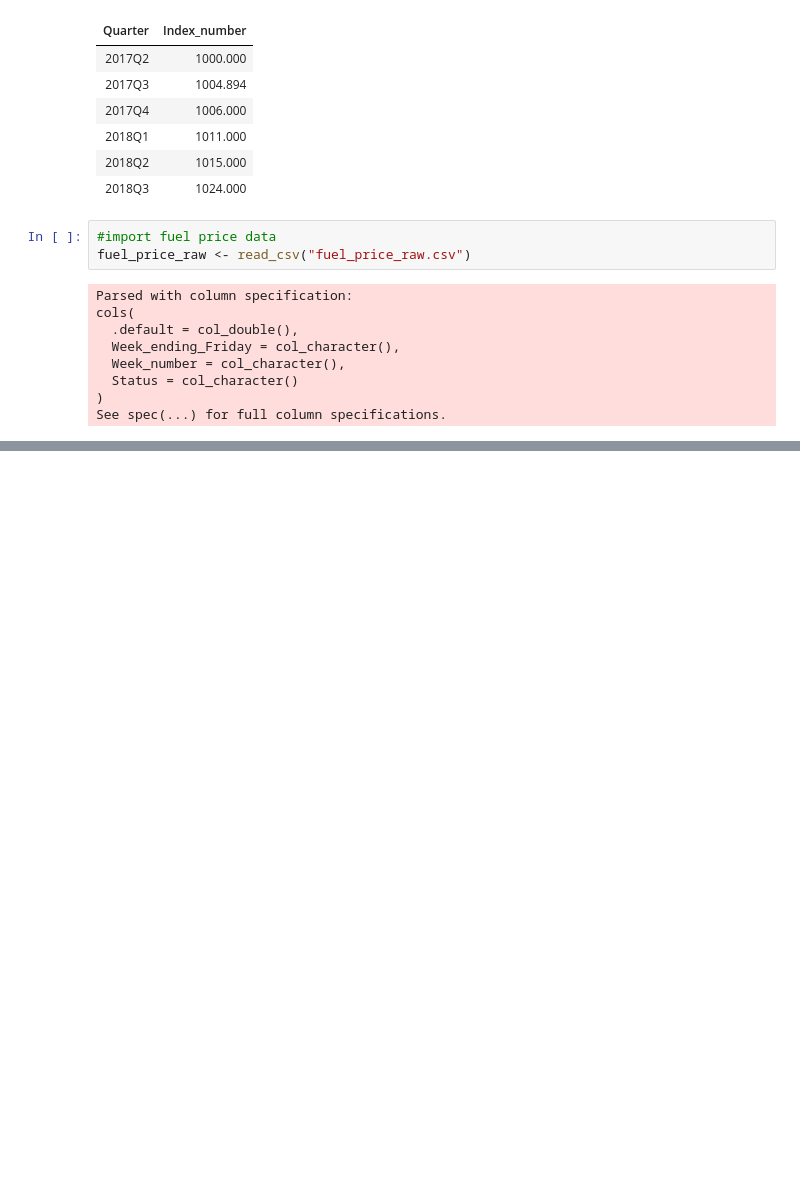
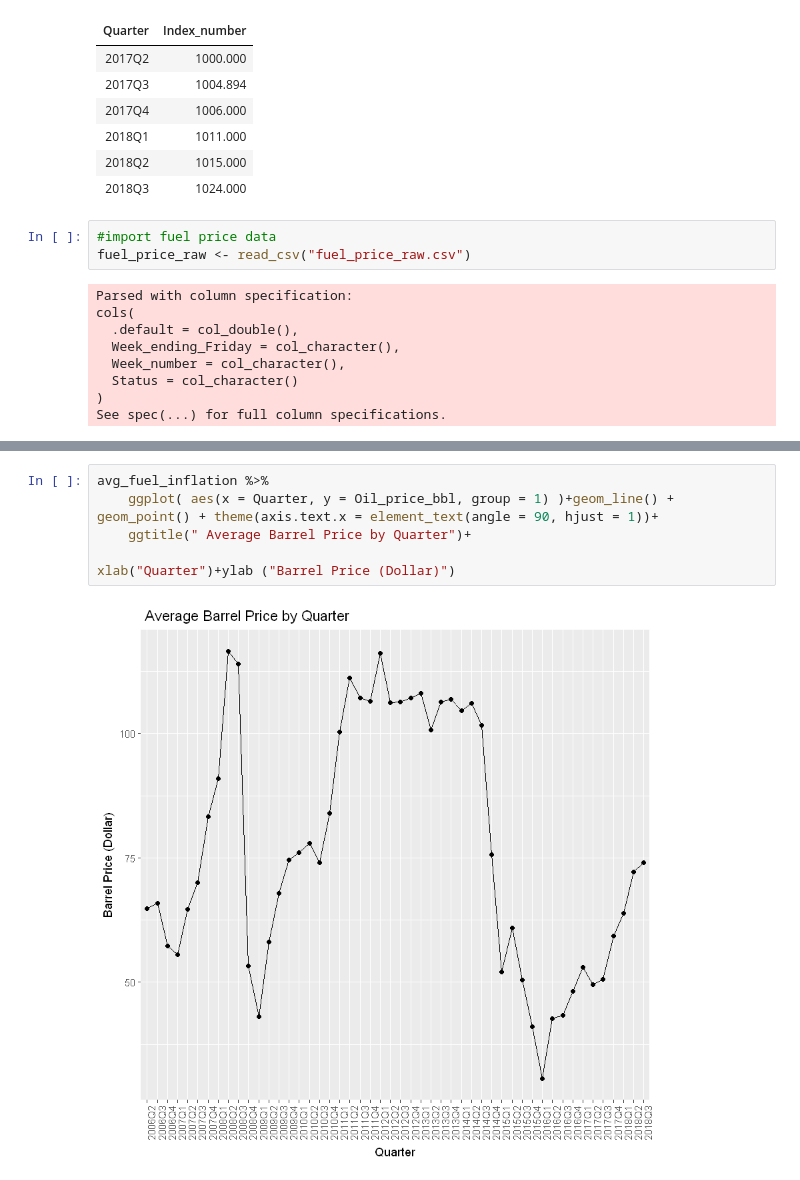
Before and after one commit to william-patt/DATA201-Group-project, a Jupyter notebook: Fuel_price_inflation_calcs.ipynb, the cells around one changed output, grey strips where cells are left out. Saved outputs shown, nothing was run; the diff lists cells and outputs as text; blank space fills up the shorter version.

```diff
--- a/Fuel_price_inflation_calcs.ipynb
+++ b/Fuel_price_inflation_calcs.ipynb
@@ -173,0 +195,8 @@ avg_fuel_inflation%>%
+# %%
+avg_fuel_inflation %>%
+    ggplot( aes(x = Quarter, y = Oil_price_bbl, group = 1) )+geom_line() + geom_point() + theme(axis.text.x = element_text(angle = 90, hjust = 1))+
+    ggtitle(" Average Barrel Price by Quarter")+
+
+xlab("Quarter")+ylab ("Barrel Price (Dollar)")
+# %% [output]
+[figure, added]
```
Also changed, not shown: parts of 10 cells of this notebook.
